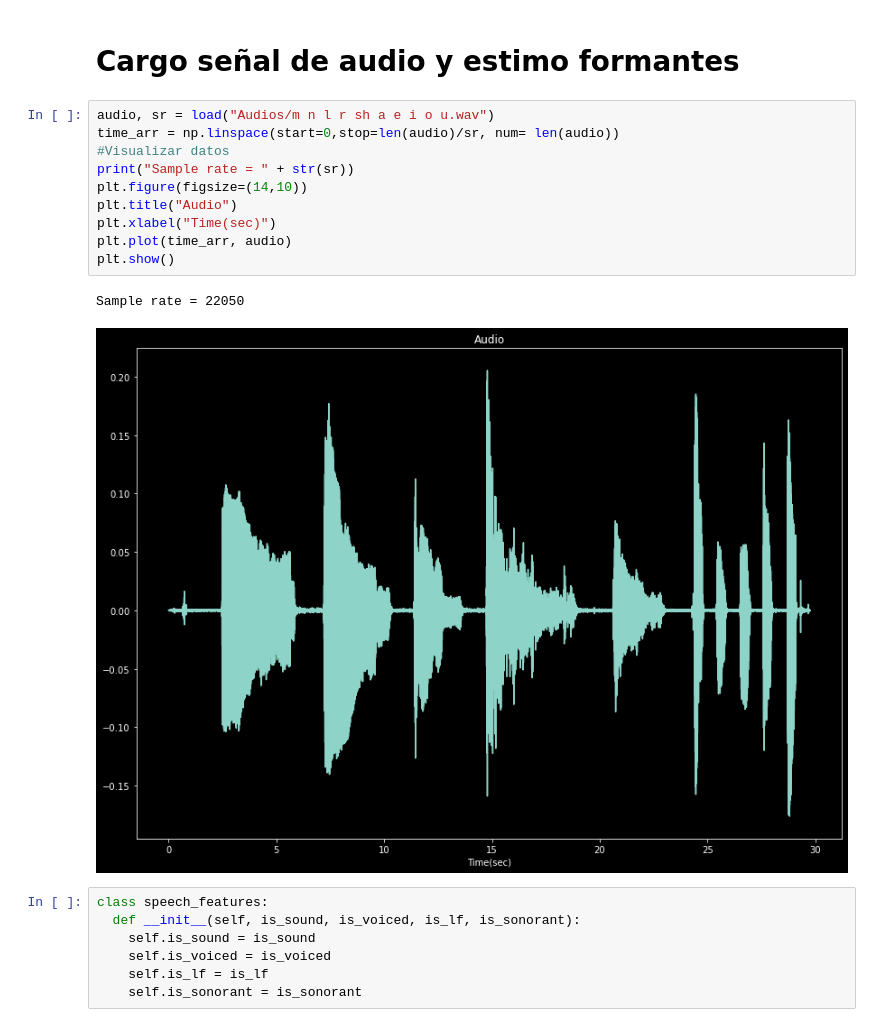
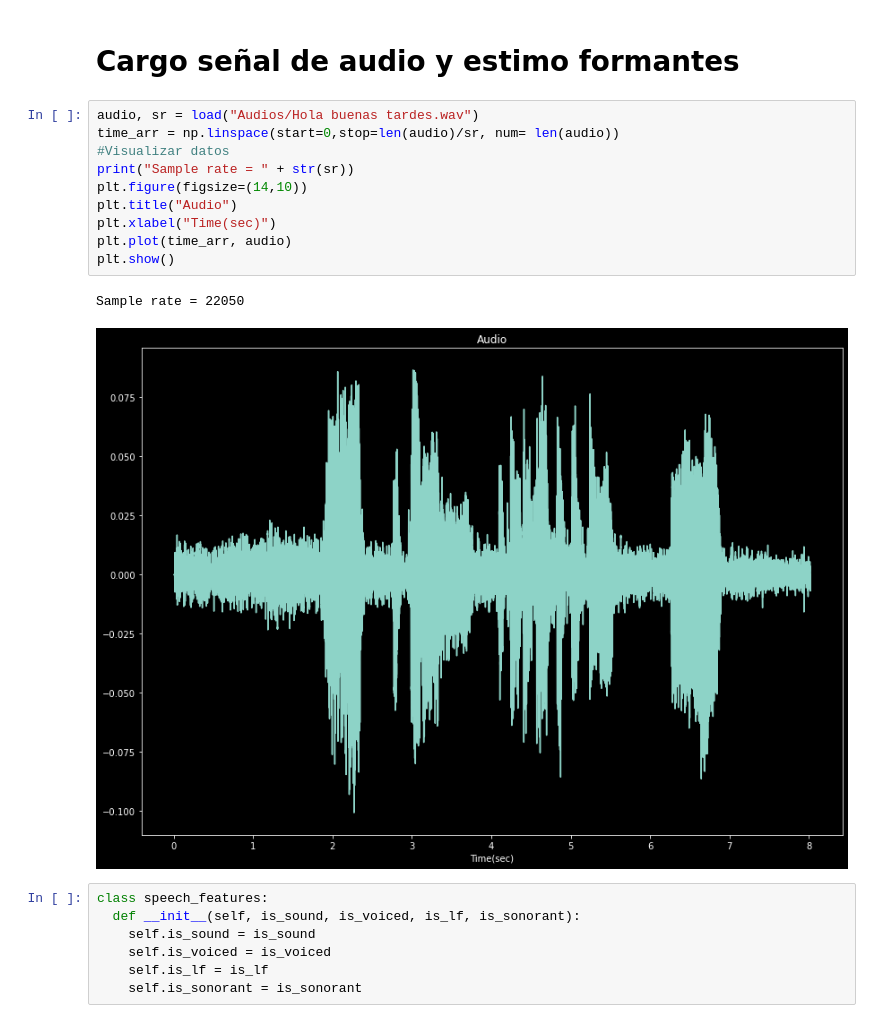
Before and after one commit to EzequielVijande/Proyectos-de-Voz, a Jupyter notebook: Proyecto 1/FormantEstimate.ipynb, the cells around one changed output. Saved outputs shown, nothing was run; the diff lists cells and outputs as text.

```diff
--- a/Proyecto 1/FormantEstimate.ipynb
+++ b/Proyecto 1/FormantEstimate.ipynb
@@ -83,18 +93,18 @@ def FormantsToPhoneme(f1,f2,sex, inv_dict):
 # %% [markdown]
 # Cargo señal de audio y estimo formantes
 # %%
-audio, sr = load("Audios/m n l r sh a e i o u.wav")
+audio, sr = load("Audios/Hola buenas tardes.wav")
 time_arr = np.linspace(start=0,stop=len(audio)/sr, num= len(audio))
 #Visualizar datos
 print("Sample rate = " + str(sr))
 plt.figure(figsize=(14,10))
 plt.title("Audio")
 plt.xlabel("Time(sec)")
 plt.plot(time_arr, audio)
 plt.show()
 # %% [output]
 Sample rate = 22050
-[figure, old version]
+[figure, new version]
 # %%
 class speech_features:
   def __init__(self, is_sound, is_voiced, is_lf, is_sonorant):
```
Also changed, not shown: parts of 10 cells of this notebook, 5 other files.
